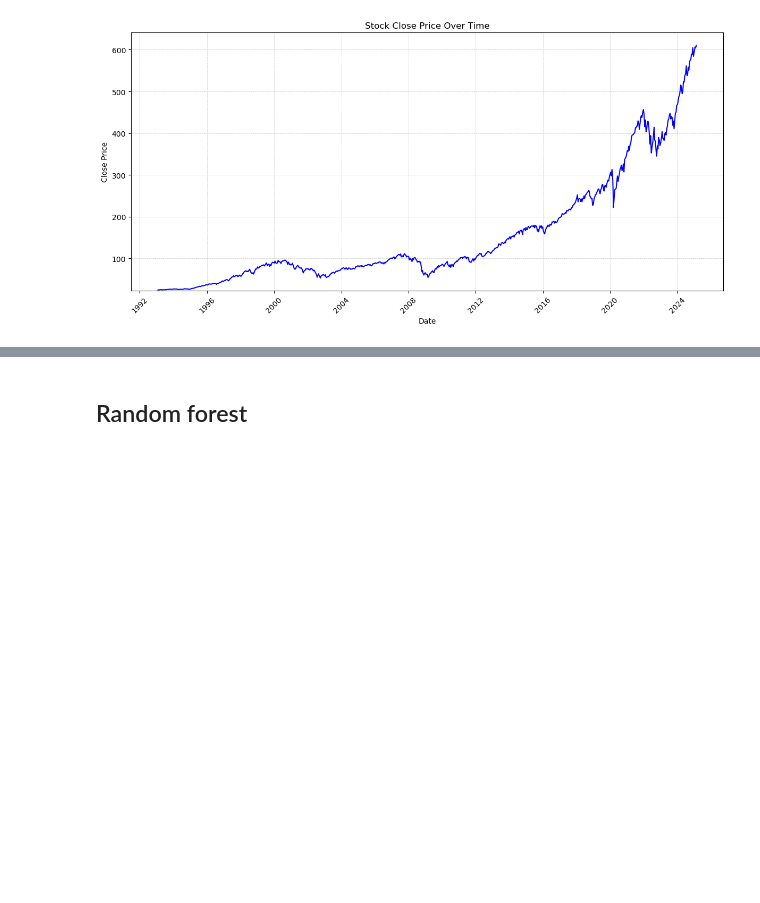
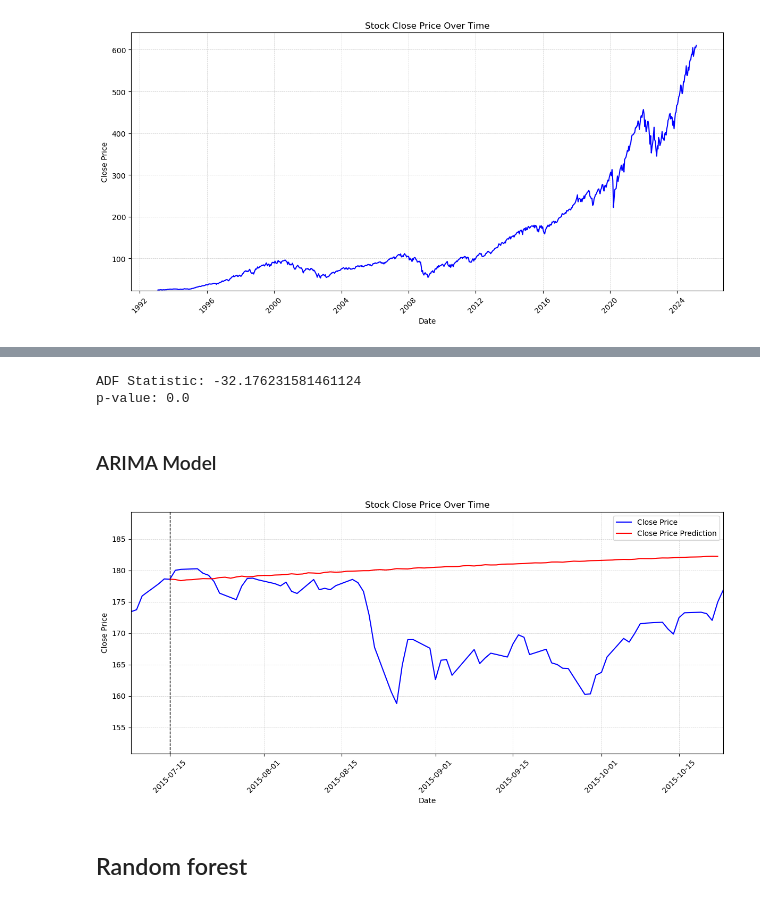
Before and after one commit to lohenrotte/stocks-forecasting, a Jupyter notebook: src/main.ipynb, the cells around one changed output, grey strips where cells are left out. Drawn from its saved outputs; the diff is of its cells as text; code cells hidden in the pictures; blank space fills up the shorter version.

```diff
--- a/src/main.ipynb
+++ b/src/main.ipynb
@@ -105,3 +166,43 @@ plt.show()
+# %%
+result = adfuller(Close_diff)
+print('ADF Statistic:', result[0])
+print('p-value:', result[1])
+# %% [output]
+ADF Statistic: -32.176231581461124
+p-value: 0.0
+# %% [markdown]
+### ARIMA Model
+# %%
+# Values from ACF, PACF analysis
+p = 13; q = 10
+
+# Split train data
+frac = 0.7
+split_id = int(len(df) * frac)
+df_train = df.iloc[:split_id].copy()
+
+model = ARIMA(df_train["Close"], order=(p, d, q))
+model_fit = model.fit()
+# %%
+future_steps = 100
+forecast = model_fit.forecast(steps=100)
+# %%
+# Define date limits for plotting
+start_date = df_train['Date'].iloc[-1] - pd.Timedelta(days=7)
+end_date = df_train['Date'].iloc[-1] + pd.Timedelta(days = future_steps)
+
+# Plot to compare predictions with actual values
+stocks_plot(df, start_date, end_date, '%Y-%m-%d')
+
+# Get associated dates
+date_list = pd.date_range(start=df_train['Date'].iloc[-1], periods=future_steps, freq='D')
+
+plt.plot(date_list, forecast, label='Close Price Prediction', color='red')
+plt.axvline(df_train['Date'].iloc[-1], color='k', linestyle='--', linewidth=1)
+plt.legend()
+plt.show()
+# %% [output]
+[figure, added]
 # %% [markdown]
 ## Random forest
 # %% [markdown]
```
Also changed, not shown: parts of 16 cells of this notebook.
